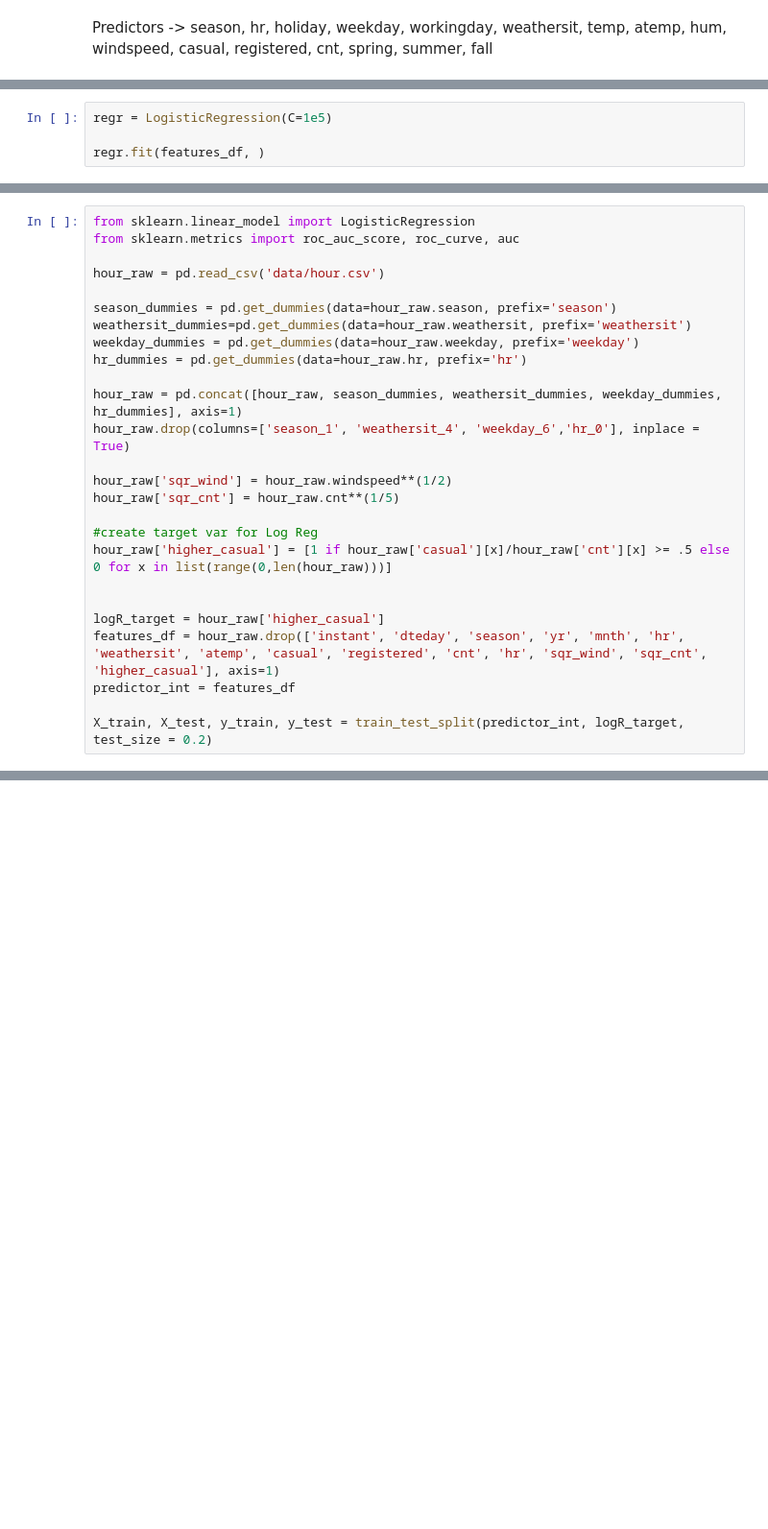
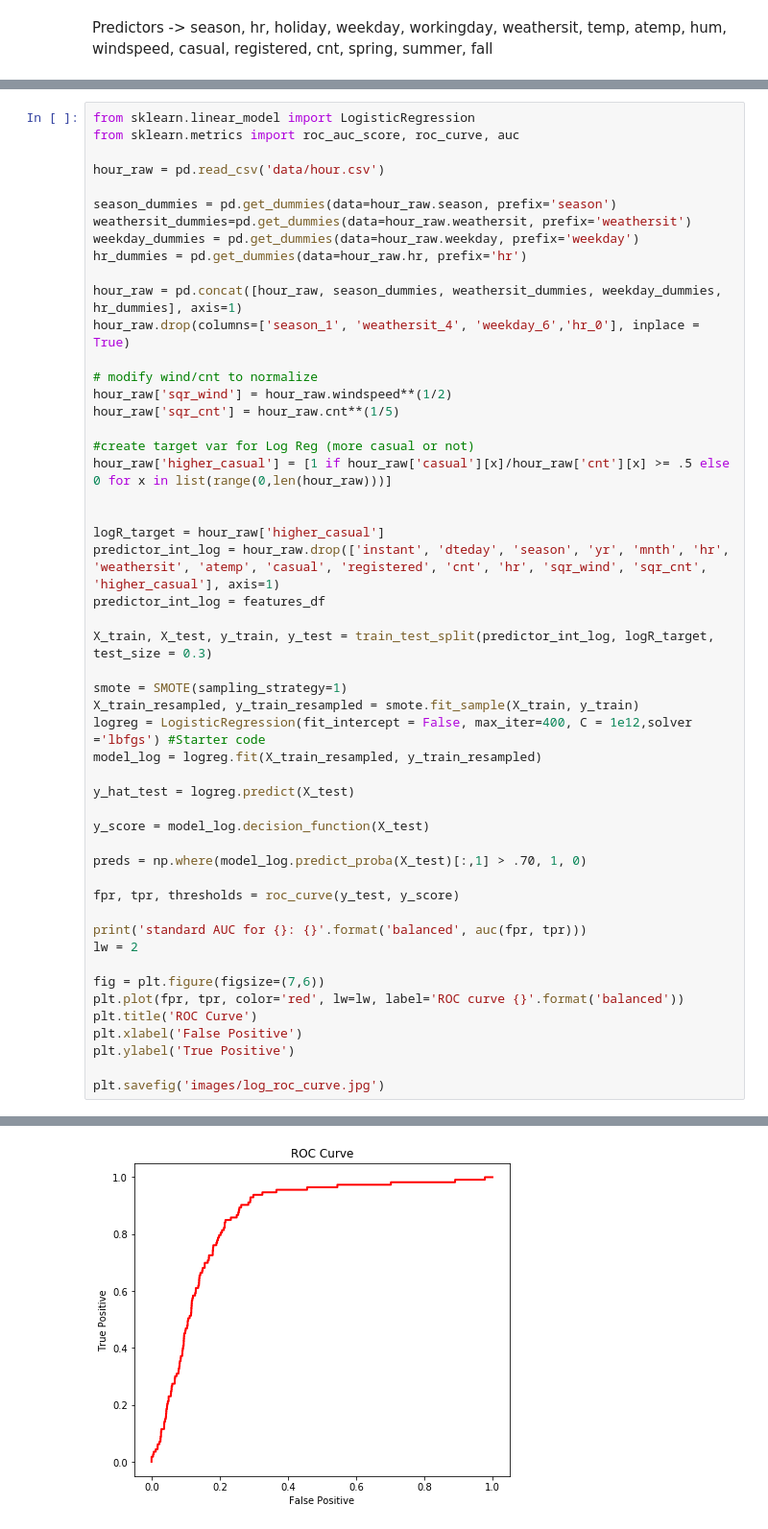
Before and after one commit to mzhou356/bike-sharing-regression, a Jupyter notebook: joe_bike_share_notebook.ipynb, the cells around one changed output, grey strips where cells are left out. Shown at 96% size. Cells and saved outputs as stored; diff of their text form; blank space fills up the shorter version.

```diff
--- a/joe_bike_share_notebook.ipynb
+++ b/joe_bike_share_notebook.ipynb
@@ -288,4 +228,0 @@ logistic_data
-# %%
-regr = LogisticRegression(C=1e5)
-
-regr.fit(features_df, )
@@ -337,15 +240,41 @@ hr_dummies = pd.get_dummies(data=hour_raw.hr, prefix='hr')
 hour_raw = pd.concat([hour_raw, season_dummies, weathersit_dummies, weekday_dummies, hr_dummies], axis=1)
 hour_raw.drop(columns=['season_1', 'weathersit_4', 'weekday_6','hr_0'], inplace = True)
 
+# modify wind/cnt to normalize
 hour_raw['sqr_wind'] = hour_raw.windspeed**(1/2)
 hour_raw['sqr_cnt'] = hour_raw.cnt**(1/5)
 
-#create target var for Log Reg
+#create target var for Log Reg (more casual or not)
 hour_raw['higher_casual'] = [1 if hour_raw['casual'][x]/hour_raw['cnt'][x] >= .5 else 0 for x in list(range(0,len(hour_raw)))]
 
 
 logR_target = hour_raw['higher_casual']
-features_df = hour_raw.drop(['instant', 'dteday', 'season', 'yr', 'mnth', 'hr', 'weathersit', 'atemp', 'casual', 'registered', 'cnt', 'hr', 'sqr_wind', 'sqr_cnt', 'higher_casual'], axis=1)
-predictor_int = features_df
+predictor_int_log = hour_raw.drop(['instant', 'dteday', 'season', 'yr', 'mnth', 'hr', 'weathersit', 'atemp', 'casual', 'registered', 'cnt', 'hr', 'sqr_wind', 'sqr_cnt', 'higher_casual'], axis=1)
+predictor_int_log = features_df
 
-X_train, X_test, y_train, y_test = train_test_split(predictor_int, logR_target, test_size = 0.2)
+X_train, X_test, y_train, y_test = train_test_split(predictor_int_log, logR_target, test_size = 0.3)
+
+smote = SMOTE(sampling_strategy=1)
+X_train_resampled, y_train_resampled = smote.fit_sample(X_train, y_train)
+logreg = LogisticRegression(fit_intercept = False, max_iter=400, C = 1e12,solver ='lbfgs') #Starter code
+model_log = logreg.fit(X_train_resampled, y_train_resampled)
+
+y_hat_test = logreg.predict(X_test)
+
+y_score = model_log.decision_function(X_test)
+
+preds = np.where(model_log.predict_proba(X_test)[:,1] > .70, 1, 0)
+
+fpr, tpr, thresholds = roc_curve(y_test, y_score)
+
+print('standard AUC for {}: {}'.format('balanced', auc(fpr, tpr)))
+lw = 2
+
+fig = plt.figure(figsize=(7,6))
+plt.plot(fpr, tpr, color='red', lw=lw, label='ROC curve {}'.format('balanced'))
+plt.title('ROC Curve')
+plt.xlabel('False Positive')
+plt.ylabel('True Positive')
+
+plt.savefig('images/log_roc_curve.jpg')
+# %% [output]
@@ -351,0 +282 @@ X_train, X_test, y_train, y_test = train_test_split(predictor_int, logR_target,
+[figure, added]
```
Also changed, not shown: parts of 33 cells of this notebook, 3 other files.
